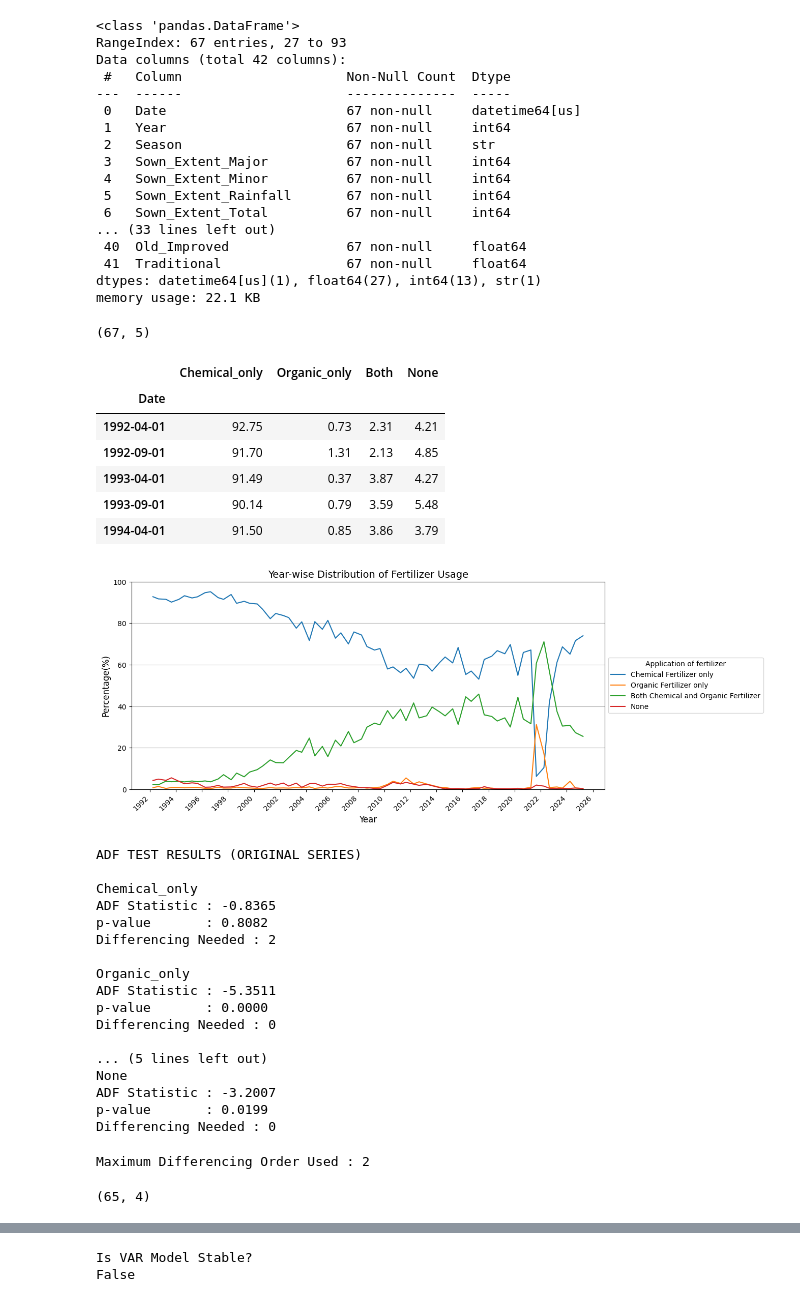
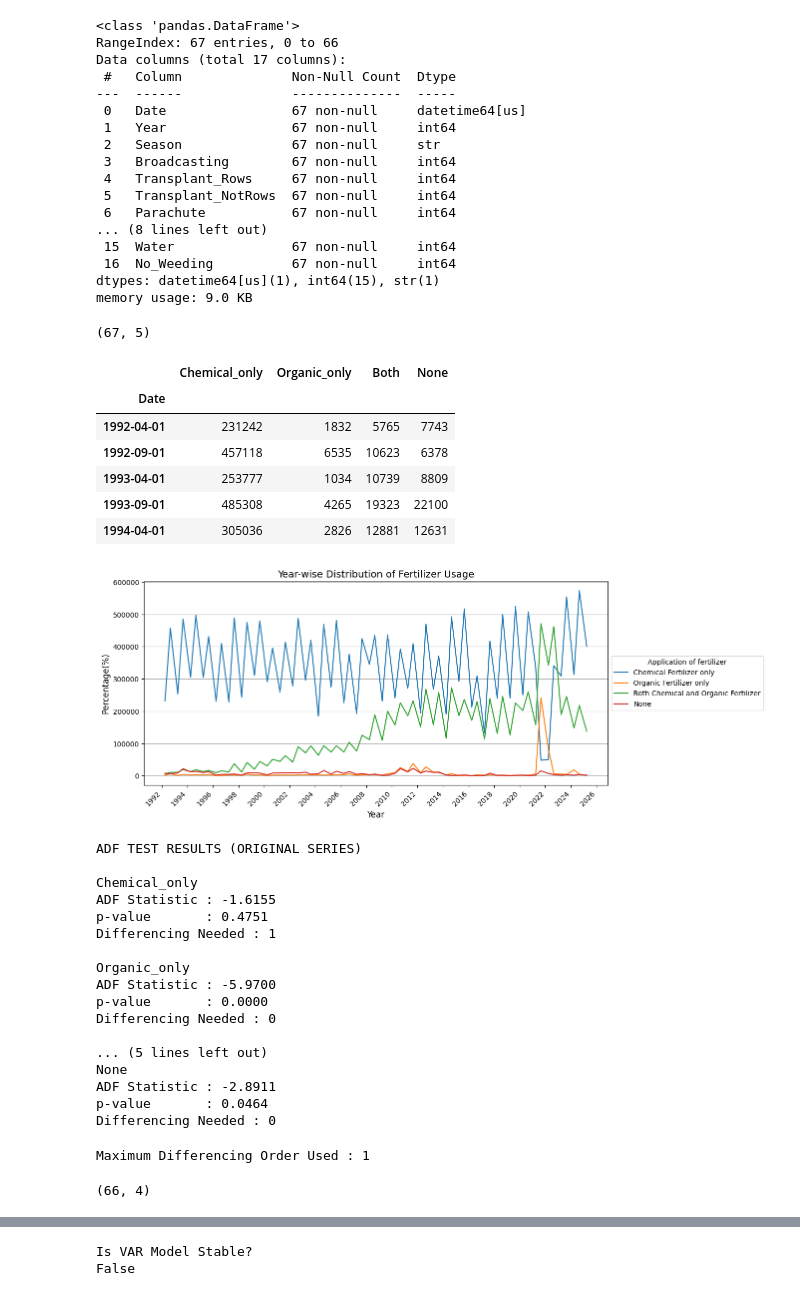
Before and after one commit to AchiniWathsala/Forecasting_Paddy_Production, a Jupyter notebook: var_for_fertilizer.ipynb, the cells around one changed output, grey strips where cells are left out. Saved outputs shown, nothing was run; the diff lists cells and outputs as text; code cells hidden in the pictures.

```diff
--- a/var_for_fertilizer.ipynb
+++ b/var_for_fertilizer.ipynb
@@ -13,10 +13,10 @@ from sklearn.metrics import mean_absolute_error, mean_squared_error
 mpl.rcParams['figure.figsize'] = (10,8)
 mpl.rcParams['axes.grid'] = False
 # %%
-data = pd.read_excel("df.xlsx")
+df = pd.read_excel("df_practices.xlsx")
 
 # Remove unwanted rows
-df = data.iloc[27:, :]
+# df = data.iloc[27:, :]
 
 # Convert Date column to datetime
 df['Date'] = pd.to_datetime(df['Date'])
@@ -38,22 +37,22 @@ df.head()
 df.info()
 # %% [output]
 <class 'pandas.DataFrame'>
-RangeIndex: 67 entries, 27 to 93
-Data columns (total 42 columns):
- #   Column                     Non-Null Count  Dtype
----  ------                     --------------  -----
- 0   Date                       67 non-null     datetime64[us]
- 1   Year                       67 non-null     int64
- 2   Season                     67 non-null     str
- 3   Sown_Extent_Major          67 non-null     int64
- 4   Sown_Extent_Minor          67 non-null     int64
- 5   Sown_Extent_Rainfall       67 non-null     int64
- 6   Sown_Extent_Total          67 non-null     int64
-... (33 lines left out)
- 40  Old_Improved               67 non-null     float64
- 41  Traditional                67 non-null     float64
-dtypes: datetime64[us](1), float64(27), int64(13), str(1)
-memory usage: 22.1 KB
+RangeIndex: 67 entries, 0 to 66
+Data columns (total 17 columns):
+ #   Column              Non-Null Count  Dtype
+---  ------              --------------  -----
+ 0   Date                67 non-null     datetime64[us]
+ 1   Year                67 non-null     int64
+ 2   Season              67 non-null     str
+ 3   Broadcasting        67 non-null     int64
+ 4   Transplant_Rows     67 non-null     int64
+ 5   Transplant_NotRows  67 non-null     int64
+ 6   Parachute           67 non-null     int64
+... (8 lines left out)
+ 15  Water               67 non-null     int64
+ 16  No_Weeding          67 non-null     int64
+dtypes: datetime64[us](1), int64(15), str(1)
+memory usage: 9.0 KB
 # %%
 df = df[['Date','Chemical_only', 'Organic_only', 'Both',
        'None']]
@@ -67,27 +66,27 @@ df.head()
 # %% [output]
 |  | Chemical_only | Organic_only | Both | None |
 | Date |  |  |  |  |
-| 1992-04-01 | 92.75 | 0.73 | 2.31 | 4.21 |
-| 1992-09-01 | 91.70 | 1.31 | 2.13 | 4.85 |
-| 1993-04-01 | 91.49 | 0.37 | 3.87 | 4.27 |
-| 1993-09-01 | 90.14 | 0.79 | 3.59 | 5.48 |
-| 1994-04-01 | 91.50 | 0.85 | 3.86 | 3.79 |
+| 1992-04-01 | 231242 | 1832 | 5765 | 7743 |
+| 1992-09-01 | 457118 | 6535 | 10623 | 6378 |
+| 1993-04-01 | 253777 | 1034 | 10739 | 8809 |
+| 1993-09-01 | 485308 | 4265 | 19323 | 22100 |
+| 1994-04-01 | 305036 | 2826 | 12881 | 12631 |
 # %%
 ax = df.plot(figsize=(12,6))
 
 ax.xaxis.set_major_locator(mdates.YearLocator(2))       # tick every year
 ax.xaxis.set_major_formatter(mdates.DateFormatter('%Y'))  # show only year
-ax.set_ylim(0,100)
+ax.set_ylim()
 plt.xticks(rotation=45)
 plt.xlabel("Year", fontsize=12)
 plt.ylabel("Percentage(%)", fontsize=12)
 plt.legend(["Chemical Fertilizer only","Organic Fertilizer only","Both Chemical and Organic Fertilizer","None"], title= "Application of fertilizer",loc="center left",
            bbox_to_anchor=(1, 0.5))
 plt.title("Year-wise Distribution of Fertilizer Usage", fontsize=14)
 plt.grid(axis='y')
 plt.show()
 # %% [output]
-[figure, old version]
+[figure, new version]
 # %%
 # =========================================================
 # ADF TEST FUNCTION
@@ -134,19 +133,19 @@ for column in df.columns:
 ADF TEST RESULTS (ORIGINAL SERIES)
 
 Chemical_only
-ADF Statistic : -0.8365
-p-value       : 0.8082
-Differencing Needed : 2
+ADF Statistic : -1.6155
+p-value       : 0.4751
+Differencing Needed : 1
 
 Organic_only
-ADF Statistic : -5.3511
+ADF Statistic : -5.9700
 p-value       : 0.0000
 Differencing Needed : 0
 
 ... (5 lines left out)
 None
-ADF Statistic : -3.2007
-p-value       : 0.0199
+ADF Statistic : -2.8911
+p-value       : 0.0464
 Differencing Needed : 0
 # %%
 
@@ -170,11 +169,11 @@ for i in range(max_diff):
 
 df_diff = df_diff.dropna()
 # %% [output]
-Maximum Differencing Order Used : 2
+Maximum Differencing Order Used : 1
 # %%
 df_diff.shape
 # %% [output]
-(65, 4)
+(66, 4)
 # %%
 # =========================================================
 # FINAL STATIONARITY TEST
```
Also changed, not shown: parts of 10 cells of this notebook, 15 other files.
